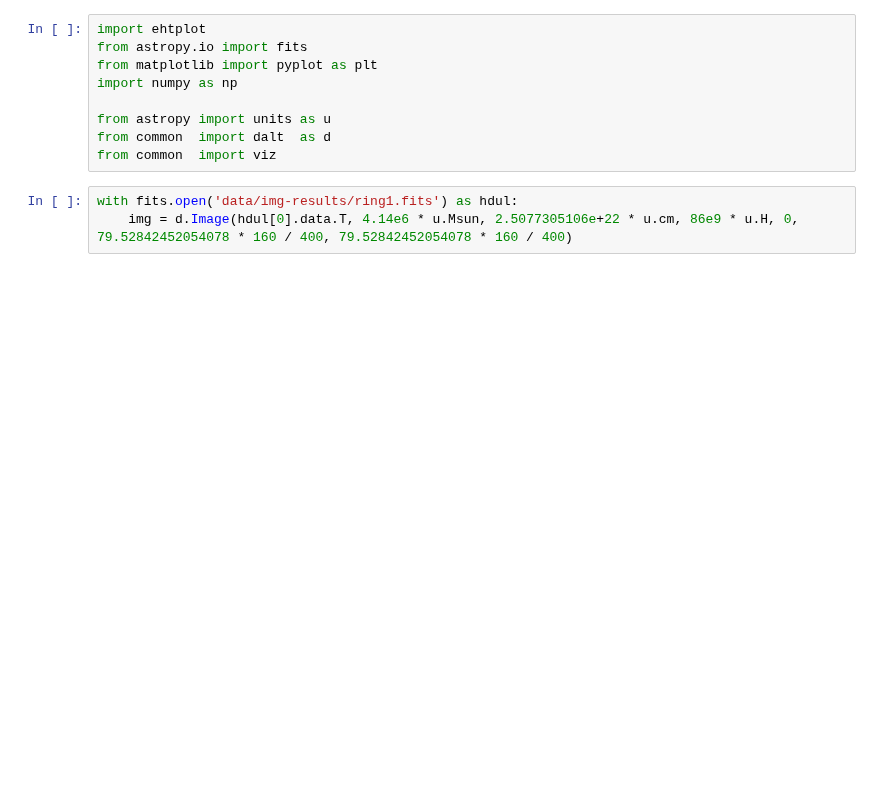
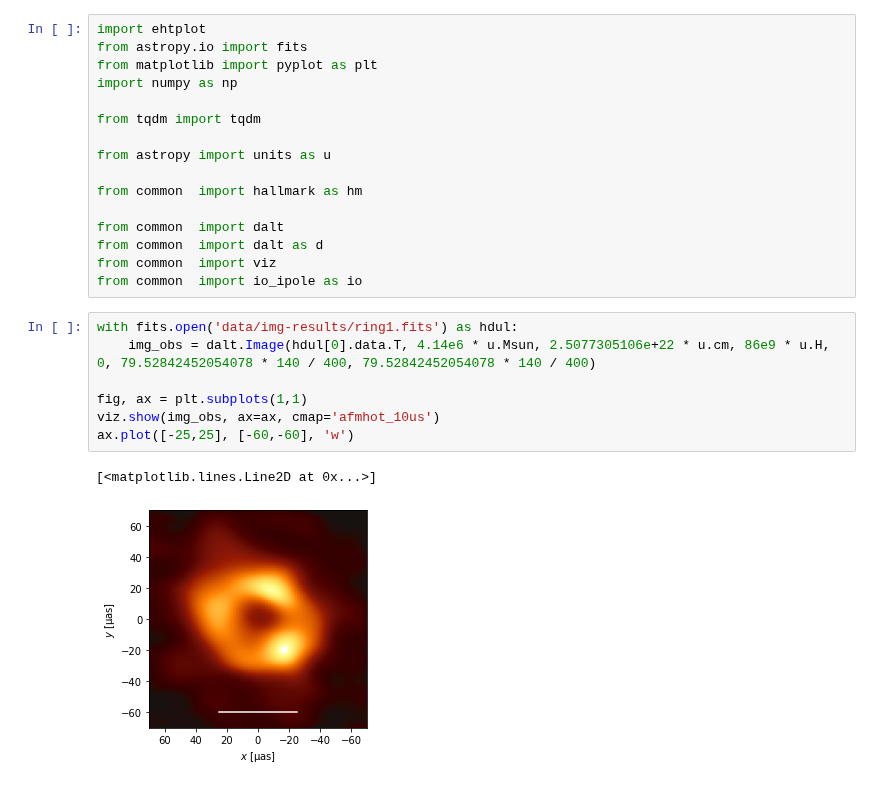
Before and after one commit to eventhorizontelescope/2017_sgra_paper5, a Jupyter notebook: match.ipynb, the cells around one changed output. Cells and saved outputs as stored; diff of their text form; blank space fills up the shorter version.

Commit message:
Commit the latest plotting notebooks

```diff
--- a/match.ipynb
+++ b/match.ipynb
@@ -4,9 +4,23 @@ from astropy.io import fits
 from matplotlib import pyplot as plt
 import numpy as np
 
+from tqdm import tqdm
+
 from astropy import units as u
-from common  import dalt  as d
+
+from common  import hallmark as hm
+
+from common  import dalt
+from common  import dalt as d
 from common  import viz
+from common  import io_ipole as io
 # %%
 with fits.open('data/img-results/ring1.fits') as hdul:
-    img = d.Image(hdul[0].data.T, 4.14e6 * u.Msun, 2.5077305106e+22 * u.cm, 86e9 * u.H, 0, 79.52842452054078 * 160 / 400, 79.52842452054078 * 160 / 400)
+    img_obs = dalt.Image(hdul[0].data.T, 4.14e6 * u.Msun, 2.5077305106e+22 * u.cm, 86e9 * u.H, 0, 79.52842452054078 * 140 / 400, 79.52842452054078 * 140 / 400)
+
+fig, ax = plt.subplots(1,1)
+viz.show(img_obs, ax=ax, cmap='afmhot_10us')
+ax.plot([-25,25], [-60,-60], 'w')
+# %% [output]
+[<matplotlib.lines.Line2D at 0x...>]
+[figure, added]
```
Also changed, not shown: parts of 15 cells of this notebook, 24 other files.
